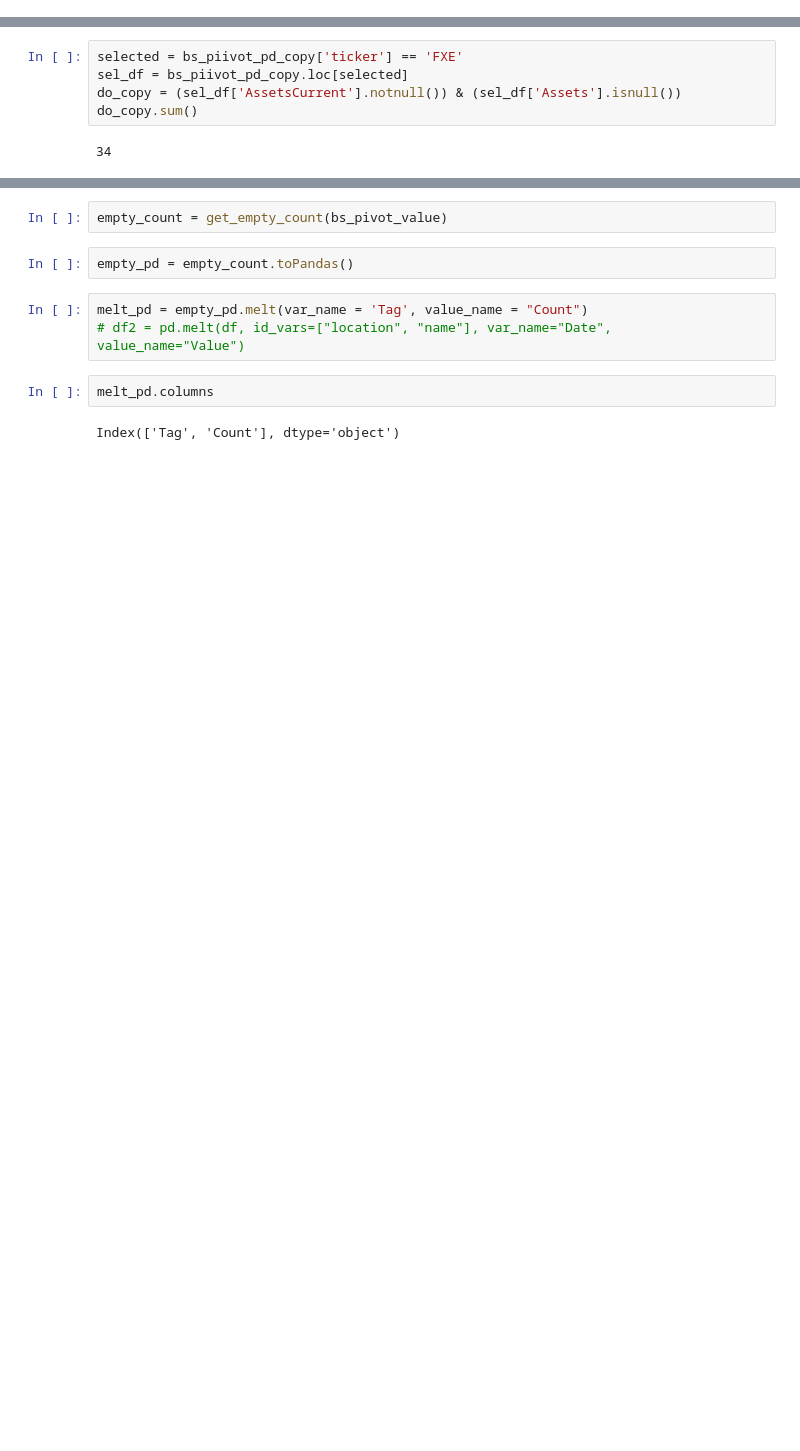
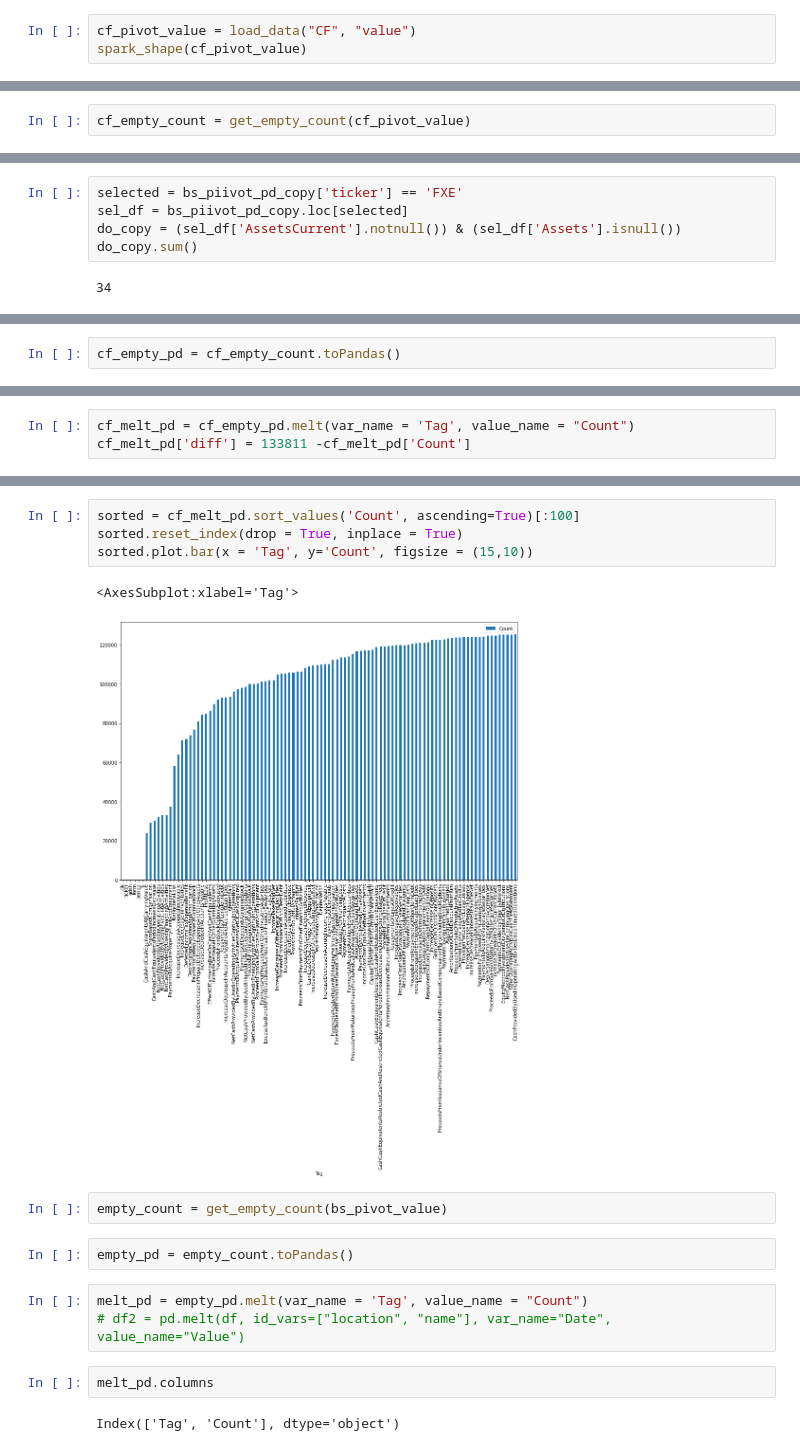
Before and after one commit to HansjoergW/bfh_mt_hs2020_sec_data, a Jupyter notebook: 04_UniformAndCompleteData.ipynb, the cells around one changed output, grey strips where cells are left out. Drawn from its saved outputs; the diff is of its cells as text; blank space fills up the shorter version.

```diff
--- a/04_UniformAndCompleteData.ipynb
+++ b/04_UniformAndCompleteData.ipynb
@@ -198,0 +232,3 @@ bs_cols_cleaned.to_csv(all_processed_folder + "bs.csv", index=False)
+# %%
+cf_pivot_value = load_data("CF", "value")
+spark_shape(cf_pivot_value)
@@ -198,0 +237,2 @@ bs_cols_cleaned.to_csv(all_processed_folder + "bs.csv", index=False)
+# %%
+cf_empty_count = get_empty_count(cf_pivot_value)
@@ -243,0 +368,2 @@ KeyError: "['line', 'report'] not in index"
+# %%
+cf_empty_pd = cf_empty_count.toPandas()
@@ -243,0 +374,3 @@ KeyError: "['line', 'report'] not in index"
+# %%
+cf_melt_pd = cf_empty_pd.melt(var_name = 'Tag', value_name = "Count")
+cf_melt_pd['diff'] = 133811 -cf_melt_pd['Count']
@@ -244,3 +394,10 @@ KeyError: "['line', 'report'] not in index"
+# %%
+sorted = cf_melt_pd.sort_values('Count', ascending=True)[:100]
+sorted.reset_index(drop = True, inplace = True)
+sorted.plot.bar(x = 'Tag', y='Count', figsize = (15,10))
+# %% [output]
+<AxesSubplot:xlabel='Tag'>
+[figure, added]
 # %%
 empty_count = get_empty_count(bs_pivot_value)
 # %%
```
Also changed, not shown: parts of 27 cells of this notebook, 1 other file.
